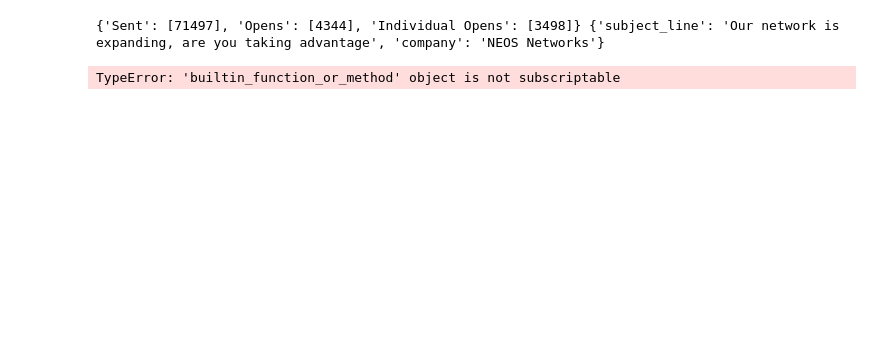
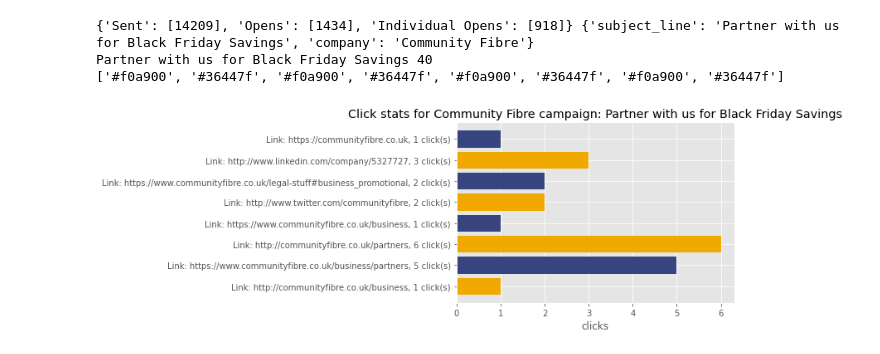
Before and after one commit to judeubah/Data-Analysis, a Jupyter notebook: script.ipynb, the cells around one changed output. Drawn from its saved outputs; the diff is of its cells as text; code cells hidden in the pictures; blank space fills up the shorter version.

Commit message:
pushing stats analyser

```diff
--- a/script.ipynb
+++ b/script.ipynb
@@ -17,9 +17,9 @@ plt.style.use('ggplot')
 
 
 
-username = 'jubah@bpl-business.com'
-company = 'ite'
-stats_url = 'https://iteuropa.circdata-solutions.co.uk/Fusion/Dynamail/MailshotDetails.aspx?id=894cf72b-1c07-4430-b5d7-082f41391d9f'
+username = None
+company = 'bpl'
+stats_url = 'https://bpl.circdata-solutions.co.uk/Fusion/Dynamail/MailshotDetails.aspx?id=65a4ecc4-e45f-453d-b18e-edc0caf66530'
 
 clients = {
     'Union Street': ['#00509f', '#e6aaaa'],
@@ -29,24 +29,30 @@ clients = {
     'Comms Dealer Weekly': ['#274083','#b2b2b8'],
     'Jola':['#009fe3','#000000'],
     'NEOS':['#31968c','#dc7f3a'],
-    'NEOS Networks':['#31968c','#dc7f3a'],
+    'Neos Networks':['#31968c','#dc7f3a'],
     'ITE Weekly': ['#003b6a','#5d9fbc'],
     'Nuvias':['#2a6c88','#f6c576'],
-    'Evolve IP':['#f47920','#0451a1']
+    'Evolve IP':['#f47920','#0451a1'],
+    'CN awards': ['#000', '#0000FF'],
+    'Comms Vision': ['#00b6fe', '#064563'],
+    'Community Fibre': ['#f0a900', '#36447f'],
+    'Viegli': ['#0086c8', '#fff']
 }
 
 handicap = 1
 
+abbreviation = None
+
 credentials ={
     'ite': {
-        'password':'ITCrowdRules!',
+        'password':None,
          'url': 'https://iteuropa.circdata-solutions.co.uk/Fusion/login.aspx',
          '__VIEWSTATE' : '/wEPDwUKMTgwMjQwMDI5M2Rksovo2zHemSveuJw8vAuQ6Xf8InA=',
          '__EVENTVALIDATION' : '/wEWBQKPgenHBQLj+sxGAuOoubQBAqqg8cUOAteSgYoCZ204OWUV6uw8bUTN6GYNlbZWM7E=',
         'bot_links':['https://www.iteuropa.com/privacy-policy?ref=email_footer', 'https://www.iteuropa.com/communication-preferences?email=[CD|emailaddress|]','https://www.iteuropa.com/?utm_source=newsletter&utm_medium=email&utm_campaign=weekly&utm_content=pixel','mailto:clients@ite-mail1.com', 'http://www.iteuropa.com', 'https://www.iteuropa.com?ref=email_footer','http://www.iteuropa.com/?q=privacy-policy','http://www.iteuropa.com/','http://www.iteuropa.com/communication-preferences?email=[CD|emailaddress|]']
         },
     'bpl':  {
-        'password':'Acumagic10',
+        'password':None,
         'url': 'https://bpl.circdata-solutions.co.uk/Fusion/login.aspx',
         '__VIEWSTATE':'/wEPDwUKMTgwMjQwMDI5M2Rk2e1SYhd3ZcfIKWr+jOok9jgKqtU=',
         '__EVENTVALIDATION':'/wEWBQLV2djbAQLj+sxGAuOoubQBAqqg8cUOAteSgYoC7owPjxk9TLLjh/iR0zoJPMA+4Yk=',
@@ -74,6 +80,9 @@ def remove_characters(string):
 
 def analysis_and_visualisation(company, subject_line, colours, generic_df, handicap, abbrv=None):
 
+    if len(subject_line) > 50:
+        subject_line = subject_line[:50] + '(...)'
+    print(subject_line, len(subject_line))
     year = date.today().year
     month = date.today().month
     day = date.today().day
@@ -86,10 +95,10 @@ def analysis_and_visualisation(company, subject_line, colours, generic_df, handi
     pixel_files = glob.glob(os.path.join(pixels_path, "*.csv"))
     comp_files = glob.glob(os.path.join(company_path, "*.csv"))
 
-    df_comp = pd.concat((pd.read_csv(file, parse_dates=[1,2,4],index_col=False) for file in comp_files), ignore_index=True)
+    df_comp = pd.concat((pd.read_csv(file,encoding = "ISO-8859-1", parse_dates=[1,2,4],index_col=False) for file in comp_files), ignore_index=True)
 
     if len(pixel_files)>0:
-        df_px = pd.concat((pd.read_csv(file, parse_dates=[1,2,4],index_col=False) for file in pixel_files), ignore_index=True)
+        df_px = pd.concat((pd.read_csv(file, encoding = "ISO-8859-1", parse_dates=[1,2,4],index_col=False) for file in pixel_files), ignore_index=True)
         df = df_comp[~df_comp.Email.isin(df_px.Email)].reset_index(drop=True)
     else:
         df = df_comp
@@ -124,9 +133,13 @@ def analysis_and_visualisation(company, subject_line, colours, generic_df, handi
 
         df['name'] = df.apply(lambda row: row.Email.split('@')[0].lower(), axis=1)
         df['Bot_Likelihood'] = 0
-        fake_people = ['info', 'sales', 'marketing', 'operations','hello','contact']
+        unwanted_companies = ['bpl-business', 'iteuropa', 'gmail', 'hotmail']
+        df = df[~df.Company.isin(unwanted_companies).reset_index(drop=True)]
+        fake_people = ['info', 'sales', 'marketing', 'operations','hello','contact', 'enquiries', 'accounts', 'comms']
+        if handicap < 2:
+            fake_people = []
+        df = df[~df.name.isin(fake_people)].reset_index(drop=True)
 
-        df = df[~df.name.isin(fake_people)].reset_index(drop=True)
 
         time_data = {}
         company_trends = {}
@@ -156,7 +169,7 @@ def analysis_and_visualisation(company, subject_line, colours, generic_df, handi
 
         #get clickers that clicked too quickly
         bots = []
-        bot_companies = ['bpl-business', 'iteuropa']
+        bot_companies = []
         number_of_links = len(comp_files)
         allowance = 0.75
         if number_of_links > 5:
@@ -386,7 +399,7 @@ def get_basic_info(company, stats_url):
         click_stats_link = sections[2].find('a').get('href')
 
 
-        # print(sections[1].find('a').get('href'))
+
         if link_clicked_href in credentials[company]['bot_links']:
             if not click_stats_link in individual_clicks['pixels']:
                 individual_clicks['pixels'].append(click_stats_link)
@@ -411,33 +424,35 @@ def get_basic_info(company, stats_url):
         csv_data = session.post(link, data=input_dictionary)
         newFile = open(f'{os.getcwd()}\\pixels\\Recipients({index}).csv', 'w', newline='')
         newFile.write(csv_data.text)
         newFile.close()
 
     for index in range(len(individual_clicks['company'])):
         link = individual_clicks['company'][index]
         click_stats_res = session.get(link)
         click_stats_page = BeautifulSoup(click_stats_res.content, 'html.parser')
         form = click_stats_page.find('form')
         inputs = form.find_all('input')
         input_dictionary={}
         for x in inputs:
            name= x.get('name')
            value = x.get('value')
            if(name != None and not name in input_dictionary):
             input_dictionary[name]=value
         csv_data = session.post(link, data=input_dictionary)
         newFile = open(f'{os.getcwd()}\\company\\Recipients({index}).csv', 'w', newline='')
         newFile.write(csv_data.text)
         newFile.close()
 
 
     ##run analysis
     if client_info['company'] in clients:
-        analysis_and_visualisation(subject_line=client_info['subject_line'], company=client_info['company'], colours=clients[client_info['company']], generic_df=generic_df, handicap=handicap, abbrv='?utm_source')
+        analysis_and_visualisation(subject_line=client_info['subject_line'], company=client_info['company'], colours=clients[client_info['company']], generic_df=generic_df, handicap=handicap, abbrv=abbreviation)
     else:
         print(f'To run analysis please provide colours for the company: {client_info["company"]}')
 get_basic_info(company, stats_url=stats_url)
 clear_directories()
 # %% [output]
-{'Sent': [71497], 'Opens': [4344], 'Individual Opens': [3498]} {'subject_line': 'Our network is expanding, are you taking advantage', 'company': 'NEOS Networks'}
+{'Sent': [14209], 'Opens': [1434], 'Individual Opens': [918]} {'subject_line': 'Partner with us for Black Friday Savings', 'company': 'Community Fibre'}
+Partner with us for Black Friday Savings 40
+['#f0a900', '#36447f', '#f0a900', '#36447f', '#f0a900', '#36447f', '#f0a900', '#36447f']
-TypeError: 'builtin_function_or_method' object is not subscriptable
+[figure, added]
```
